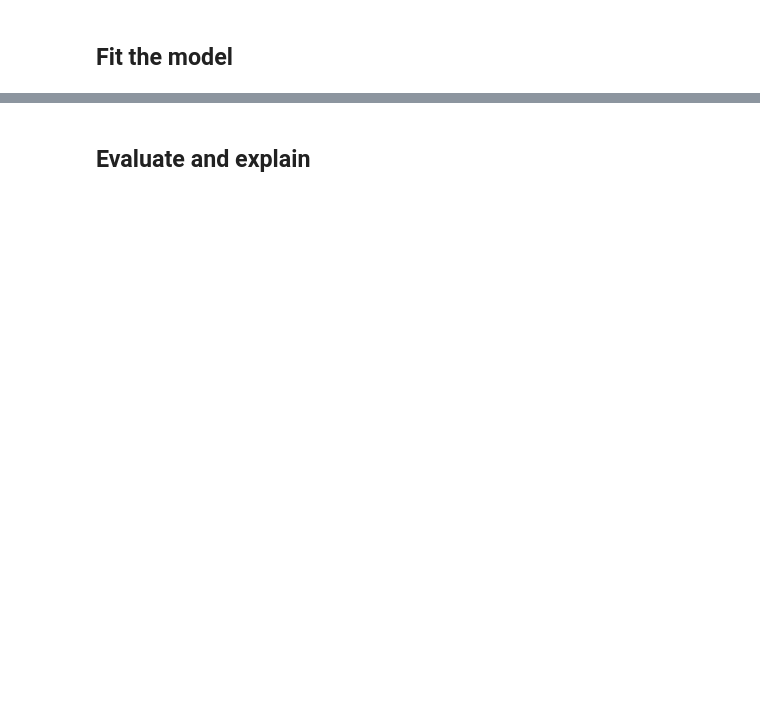
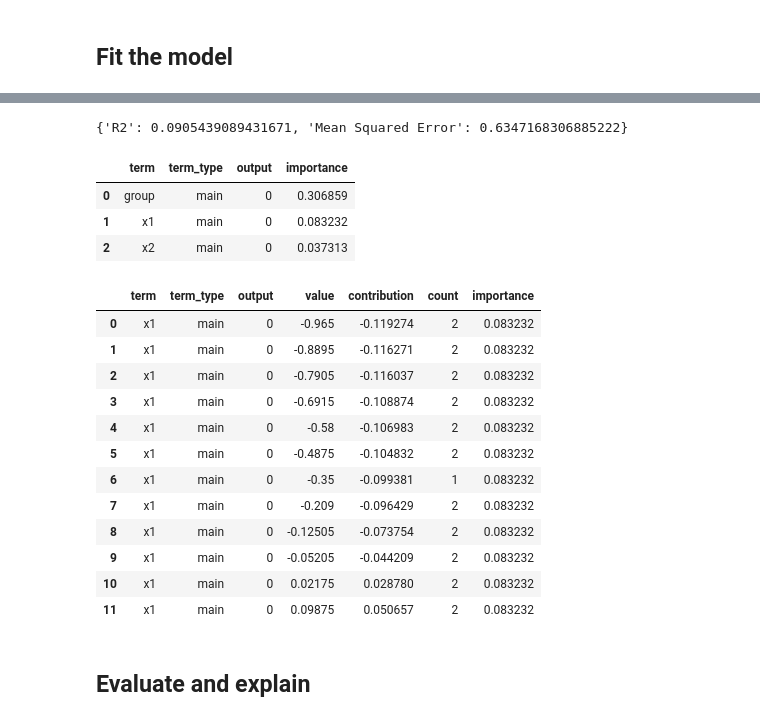
Before and after one commit to OpenTabular/NAMpy, a Jupyter notebook: docs/notebooks/14_natt.ipynb, the cells around one changed output, grey strips where cells are left out. Cells and saved outputs as stored; diff of their text form; code cells hidden in the pictures; blank space fills up the shorter version.

Commit message:
docs: execute notebooks with visible outputs

```diff
--- a/docs/notebooks/14_natt.ipynb
+++ b/docs/notebooks/14_natt.ipynb
@@ -85,22 +102,22 @@ model.get_params(deep=False)
 # %%
-if RUN_TRAINING:
-    model.fit(
-        X_train,
-        y_train,
-        max_epochs=3,
-        batch_size=64,
-        random_state=7,
-        logger=False,
-        enable_progress_bar=False,
-        enable_model_summary=False,
-    )
-    predictions = model.predict(X_test)
-    r2 = model.score(X_test, y_test)
-    metrics = model.evaluate(X_test, y_test)
-    components = model.predict_components(X_test)
-    explanation = model.explain_terms(X_test, max_bins=24, center=True)
-    importance = model.term_importance(X_test, center=True)
-    interaction_importance = model.interaction_importance(X_test, center=True)
-    display({"R2": r2, **metrics})
-    display(importance)
-    display(explanation.head(12))
+model.fit(
+    X_train,
+    y_train,
+    max_epochs=3,
+    batch_size=64,
+    random_state=7,
+    logger=False,
+    enable_progress_bar=False,
+    enable_model_summary=False,
+)
+predictions = model.predict(X_test)
+r2 = model.score(X_test, y_test)
+metrics = model.evaluate(X_test, y_test)
+components = model.predict_components(X_test)
+explanation = model.explain_terms(X_test, max_bins=24, center=True)
+importance = model.term_importance(X_test, center=True)
+interaction_importance = model.interaction_importance(X_test, center=True)
+display({"R2": r2, **metrics})
+display(importance)
+display(explanation.head(12))
+# %% [output]
@@ -107,3 +131,21 @@ if RUN_TRAINING:
+{'R2': 0.0905439089431671, 'Mean Squared Error': 0.6347168306885222}
+|  | term | term_type | output | importance |
+| 0 | group | main | 0 | 0.306859 |
+| 1 | x1 | main | 0 | 0.083232 |
+| 2 | x2 | main | 0 | 0.037313 |
+|  | term | term_type | output | value | contribution | count | importance |
+| 0 | x1 | main | 0 | -0.965 | -0.119274 | 2 | 0.083232 |
+| 1 | x1 | main | 0 | -0.8895 | -0.116271 | 2 | 0.083232 |
+| 2 | x1 | main | 0 | -0.7905 | -0.116037 | 2 | 0.083232 |
+| 3 | x1 | main | 0 | -0.6915 | -0.108874 | 2 | 0.083232 |
+| 4 | x1 | main | 0 | -0.58 | -0.106983 | 2 | 0.083232 |
+| 5 | x1 | main | 0 | -0.4875 | -0.104832 | 2 | 0.083232 |
+| 6 | x1 | main | 0 | -0.35 | -0.099381 | 1 | 0.083232 |
+| 7 | x1 | main | 0 | -0.209 | -0.096429 | 2 | 0.083232 |
+| 8 | x1 | main | 0 | -0.12505 | -0.073754 | 2 | 0.083232 |
+| 9 | x1 | main | 0 | -0.05205 | -0.044209 | 2 | 0.083232 |
+| 10 | x1 | main | 0 | 0.02175 | 0.028780 | 2 | 0.083232 |
+| 11 | x1 | main | 0 | 0.09875 | 0.050657 | 2 | 0.083232 |
 # %% [markdown]
 ## Evaluate and explain
 # %%
```
Also changed, not shown: parts of 6 cells of this notebook, 16 other files.
